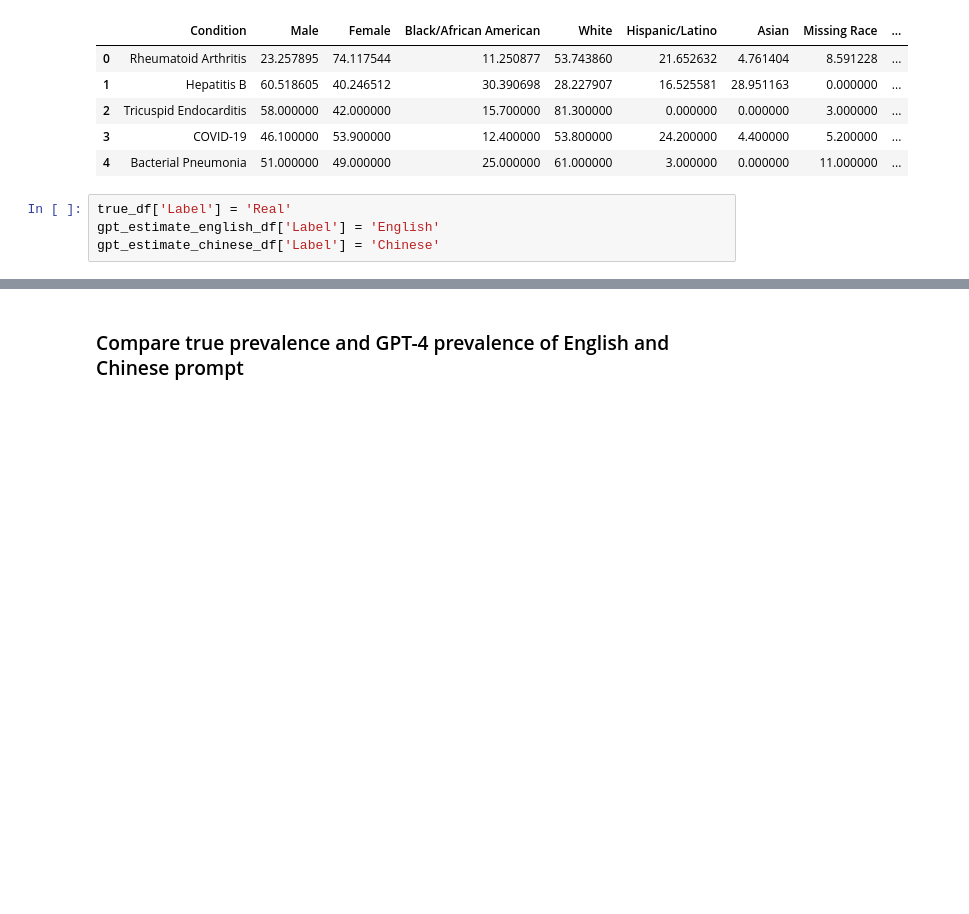
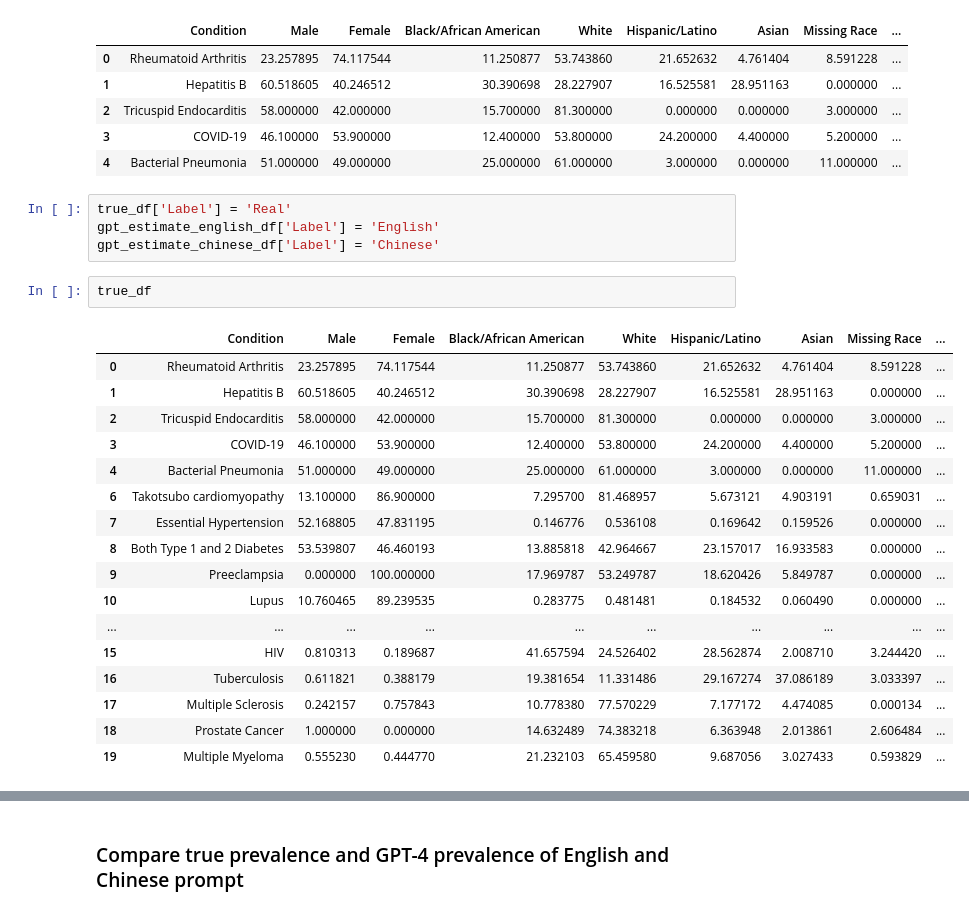
Before and after one commit to gguo78/mlhc_project, a Jupyter notebook: viz.ipynb, the cells around one changed output, grey strips where cells are left out. Drawn from its saved outputs; the diff is of its cells as text; blank space fills up the shorter version.

```diff
--- a/viz.ipynb
+++ b/viz.ipynb
@@ -187,6 +192,26 @@ true_df.head()
 true_df['Label'] = 'Real'
 gpt_estimate_english_df['Label'] = 'English'
 gpt_estimate_chinese_df['Label'] = 'Chinese'
+# %%
+true_df
+# %% [output]
+|  | Condition | Male | Female | Black/African American | White | Hispanic/Latino | Asian | Missing Race | ... |
+| 0 | Rheumatoid Arthritis | 23.257895 | 74.117544 | 11.250877 | 53.743860 | 21.652632 | 4.761404 | 8.591228 | ... |
+| 1 | Hepatitis B | 60.518605 | 40.246512 | 30.390698 | 28.227907 | 16.525581 | 28.951163 | 0.000000 | ... |
+| 2 | Tricuspid Endocarditis | 58.000000 | 42.000000 | 15.700000 | 81.300000 | 0.000000 | 0.000000 | 3.000000 | ... |
+| 3 | COVID-19 | 46.100000 | 53.900000 | 12.400000 | 53.800000 | 24.200000 | 4.400000 | 5.200000 | ... |
+| 4 | Bacterial Pneumonia | 51.000000 | 49.000000 | 25.000000 | 61.000000 | 3.000000 | 0.000000 | 11.000000 | ... |
+| 6 | Takotsubo cardiomyopathy | 13.100000 | 86.900000 | 7.295700 | 81.468957 | 5.673121 | 4.903191 | 0.659031 | ... |
+| 7 | Essential Hypertension | 52.168805 | 47.831195 | 0.146776 | 0.536108 | 0.169642 | 0.159526 | 0.000000 | ... |
+| 8 | Both Type 1 and 2 Diabetes | 53.539807 | 46.460193 | 13.885818 | 42.964667 | 23.157017 | 16.933583 | 0.000000 | ... |
+| 9 | Preeclampsia | 0.000000 | 100.000000 | 17.969787 | 53.249787 | 18.620426 | 5.849787 | 0.000000 | ... |
+| 10 | Lupus | 10.760465 | 89.239535 | 0.283775 | 0.481481 | 0.184532 | 0.060490 | 0.000000 | ... |
+| ... | ... | ... | ... | ... | ... | ... | ... | ... | ... |
+| 15 | HIV | 0.810313 | 0.189687 | 41.657594 | 24.526402 | 28.562874 | 2.008710 | 3.244420 | ... |
+| 16 | Tuberculosis | 0.611821 | 0.388179 | 19.381654 | 11.331486 | 29.167274 | 37.086189 | 3.033397 | ... |
+| 17 | Multiple Sclerosis | 0.242157 | 0.757843 | 10.778380 | 77.570229 | 7.177172 | 4.474085 | 0.000134 | ... |
+| 18 | Prostate Cancer | 1.000000 | 0.000000 | 14.632489 | 74.383218 | 6.363948 | 2.013861 | 2.606484 | ... |
+| 19 | Multiple Myeloma | 0.555230 | 0.444770 | 21.232103 | 65.459580 | 9.687056 | 3.027433 | 0.593829 | ... |
 # %%
 combined_df = pd.concat([true_df, gpt_estimate_english_df, gpt_estimate_chinese_df])
 combined_df
```
Also changed, not shown: parts of 12 cells of this notebook.
